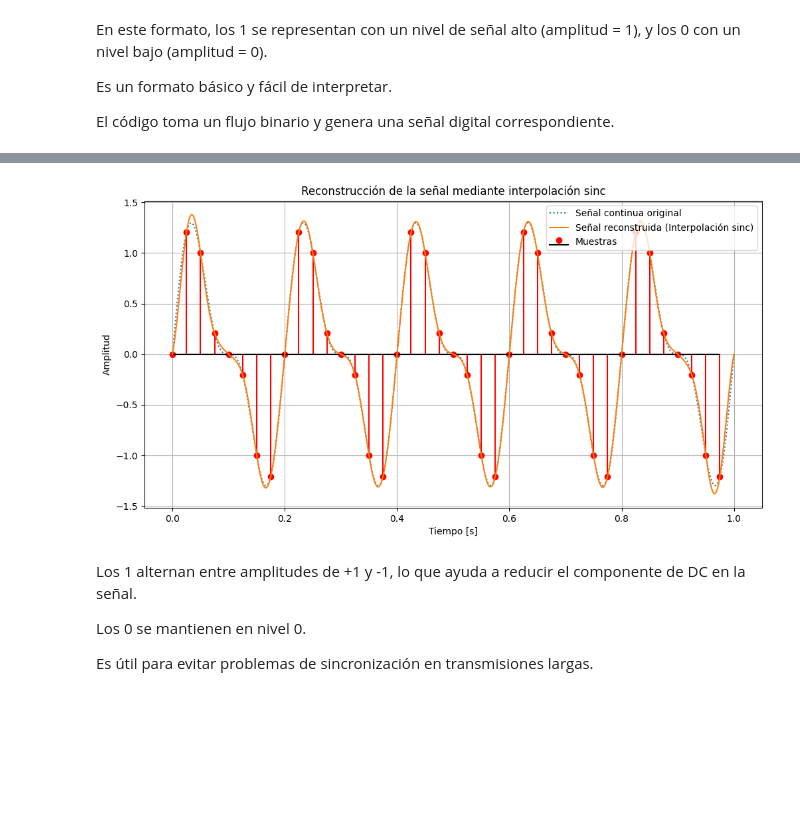
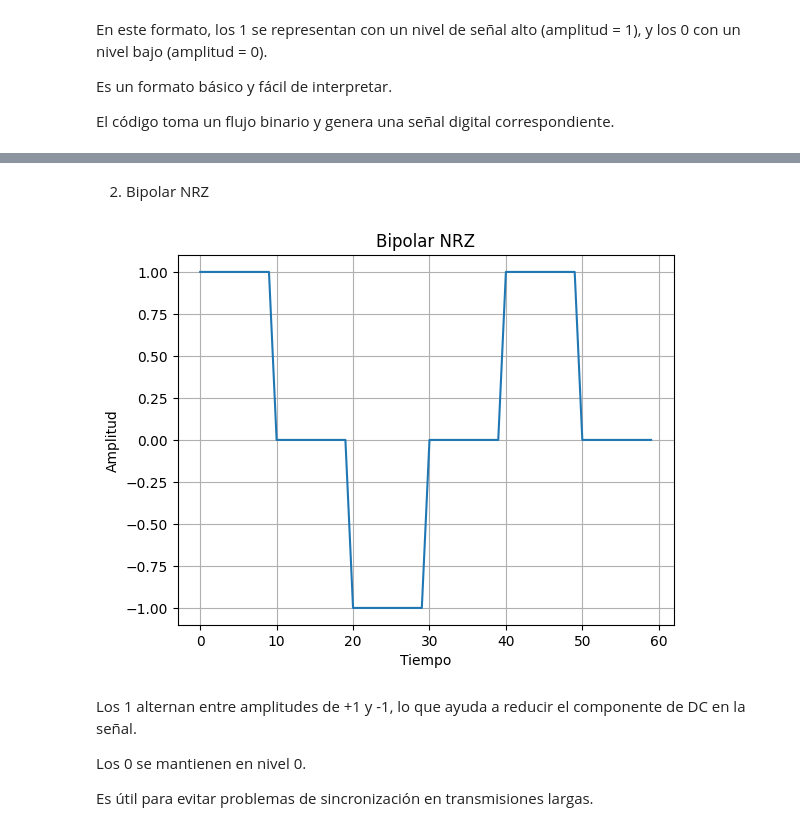
Before and after one commit to johnrua17/I.B-Lab, a Jupyter notebook: I_B_Lab.ipynb, the cells around one changed output, grey strips where cells are left out. Drawn from its saved outputs; the diff is of its cells as text; code cells hidden in the pictures; blank space fills up the shorter version.

```diff
--- a/I_B_Lab.ipynb
+++ b/I_B_Lab.ipynb
@@ -216,49 +178,37 @@ Reconstruccion
-# %%
-# --- Parte e: Reconstrucción de la señal con interpolación sinc ---
-import numpy as np
-import matplotlib.pyplot as plt
-
-# Función de interpolación sinc
-def sinc_interpolation(t, n, samples, ts):
-    reconstructed = np.zeros_like(t)
-    for i in range(len(n)):
-        reconstructed += samples[i] * np.sinc((t - n[i]) / ts)
-    return reconstructed
-
-# Parámetros de la señal original
-t_max = 1  # Duración en segundos
-fs_cont = 1000  # Frecuencia para señal continua
-fs = 40  # Frecuencia de muestreo
-ts = 1 / fs  # Periodo de muestreo
-
-# Generación de la señal original y muestreada
-def generate_signal(t, f1, f2):
-    return np.sin(2 * np.pi * f1 * t) + 0.5 * np.sin(2 * np.pi * f2 * t)
-
-f1, f2 = 5, 10  # Frecuencias
-t_original = np.linspace(0, t_max, int(t_max * fs_cont))  # Señal continua
-m_t = generate_signal(t_original, f1, f2)
-
-n = np.arange(0, t_max, ts)  # Instantes de muestreo
-m_samples = generate_signal(n, f1, f2)
-
-# Reconstrucción usando interpolación sinc
-t_reconstructed = np.linspace(0, t_max, int(t_max * fs_cont))  # Tiempo reconstruido
-reconstructed_signal = sinc_interpolation(t_reconstructed, n, m_samples, ts)
-
-# Graficar la señal original, muestreada y reconstruida
-plt.figure(figsize=(12, 6))
-plt.plot(t_original, m_t, label="Señal continua original", linestyle='dotted')
-plt.stem(n, m_samples, linefmt="r", markerfmt="ro", basefmt="k", label="Muestras")  # Sin 'use_line_collection'
-plt.plot(t_reconstructed, reconstructed_signal, label="Señal reconstruida (Interpolación sinc)", linestyle="solid")
-plt.title("Reconstrucción de la señal mediante interpolación sinc")
-plt.xlabel("Tiempo [s]")
-plt.ylabel("Amplitud")
-plt.legend()
-plt.grid()
-plt.show()
-# %% [output]
-[figure, removed]
+# %% [markdown]
+2. Bipolar NRZ
+# %%
+# Bipolar NRZ
+def bipolar_nrz(binary_stream, ts):
+    """
+    Convierte una secuencia binaria en una señal Bipolar NRZ.
+
+    - '1' alterna entre niveles alto (+1) y bajo (-1).
+    - '0' se representa con un nivel neutro (0).
+    """
+    signal = []
+    polarity = 1
+    for bit in binary_stream:
+        if bit == '1':
+            signal.extend([polarity] * int(ts * 1000))
+            polarity *= -1  # Alternar polaridad
+        else:
+            signal.extend([0] * int(ts * 1000))
+    return signal
+
+# Ejemplo de uso
+bipolar_nrz_signal = bipolar_nrz(binary_stream, ts)
+
+# Gráfico
+plt.figure()
+plt.plot(bipolar_nrz_signal[:100])  # Mostrar primeros 100 puntos
+plt.title("Bipolar NRZ")
+plt.xlabel("Tiempo")
+plt.ylabel("Amplitud")
+plt.grid()
+plt.show()
+# %% [output]
+[figure, added]
 # %% [markdown]
 Los 1 alternan entre amplitudes de +1 y -1, lo que ayuda a reducir el componente de DC en la señal.
 
```
Also changed, not shown: parts of 20 cells of this notebook.
